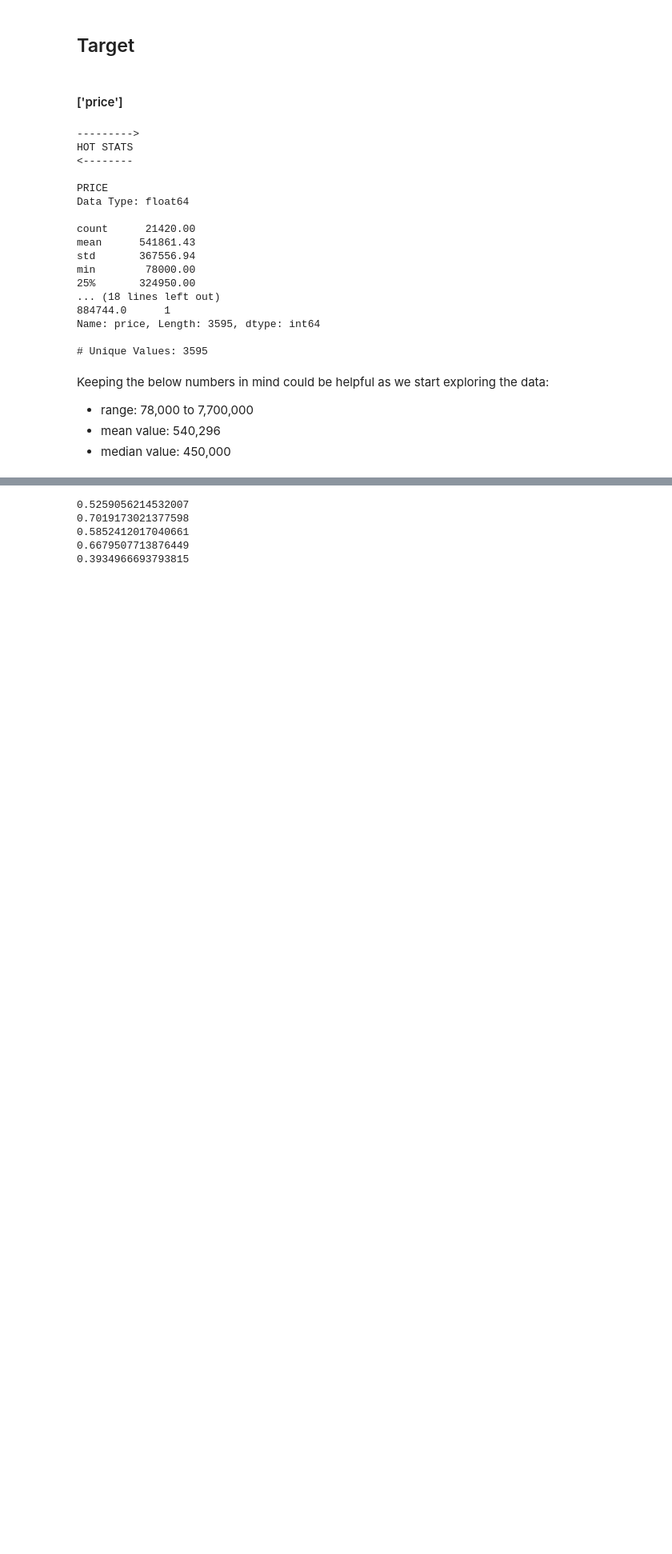
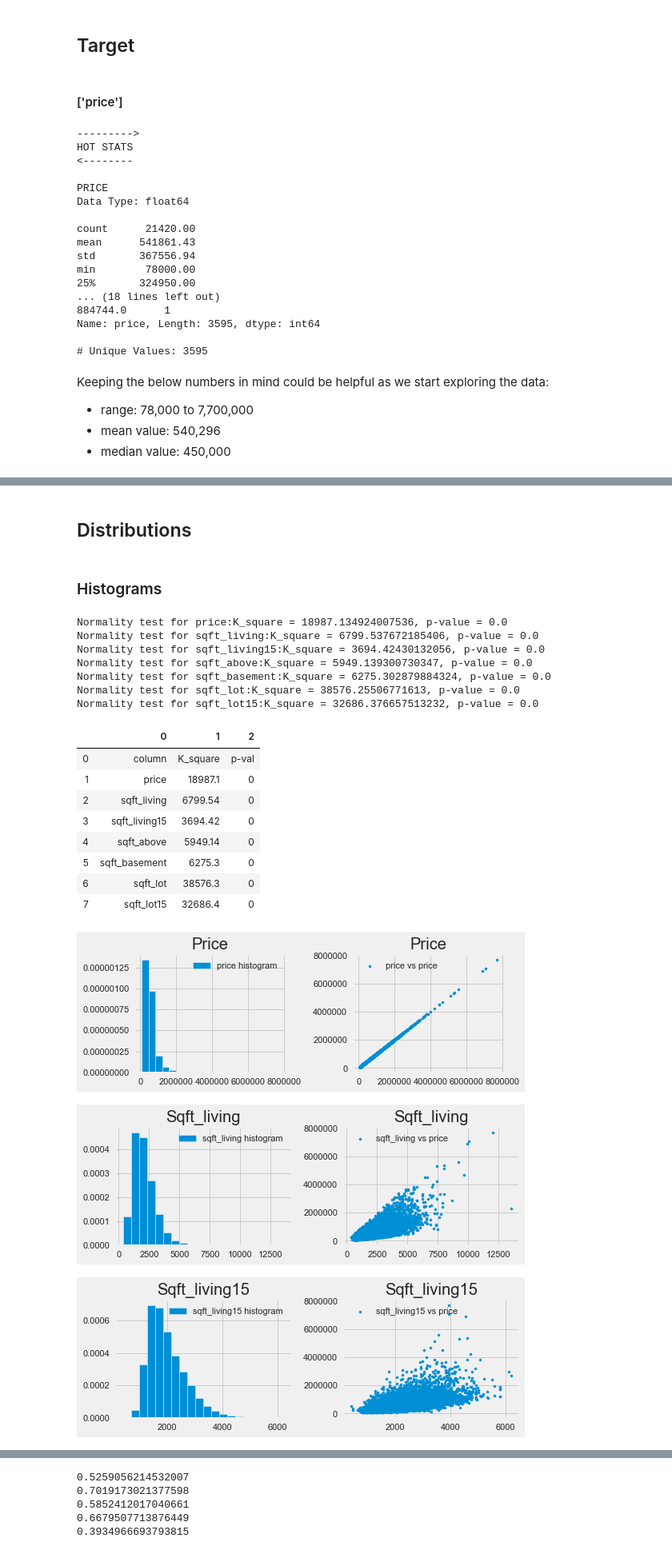
Before and after one commit to alphasentaurii/predicting-home-values-with-multiple-linear-regression, a Jupyter notebook: student.ipynb, the cells around one changed output, grey strips where cells are left out. Shown at 80% size. Saved outputs shown, nothing was run; the diff lists cells and outputs as text; code cells hidden in the pictures; blank space fills up the shorter version.

```diff
--- a/student.ipynb
+++ b/student.ipynb
@@ -1460,0 +1409,4 @@ categories = []
+# %% [markdown]
+## Distributions
+# %% [markdown]
+### Histograms
@@ -1460,0 +1427,52 @@ categories = []
+# %%
+# histogram and scatter (vs price) subplots
+def scatter_hist(data, t, stats=False):
+    plt.style.use('fivethirtyeight')
+
+    results = [['column','K_square','p-val']]
+
+    for column in data:
+
+        fig = plt.figure(figsize=(8,3) )#plt.figaspect(0.5))#(5,4))
+
+        ax1 = fig.add_subplot(121)
+        ax1.hist(data[column], density=True, label = column+' histogram', bins=20)
+        ax1.set_title(column.capitalize())
+
+        ax1.legend()
+
+        ax2 = fig.add_subplot(122)
+        ax2.scatter(x=data[column], y=data[t], label = column+' vs price', marker='.')
+        ax2.set_title(column.capitalize())
+        ax2.legend()
+
+        fig.tight_layout()
+
+        if stats==True:
+            stat, p = normtest(data[column])
+            print(f'Normality test for {column}:K_square = {stat}, p-value = {p}')
+
+            results.append([column, stat, p])
+    return pd.DataFrame(results)
+# %%
+scatter_hist(sqft_df, t='price', stats=True)
+# %% [output]
+Normality test for price:K_square = 18987.134924007536, p-value = 0.0
+Normality test for sqft_living:K_square = 6799.537672185406, p-value = 0.0
+Normality test for sqft_living15:K_square = 3694.42430132056, p-value = 0.0
+Normality test for sqft_above:K_square = 5949.139300730347, p-value = 0.0
+Normality test for sqft_basement:K_square = 6275.302879884324, p-value = 0.0
+Normality test for sqft_lot:K_square = 38576.25506771613, p-value = 0.0
+Normality test for sqft_lot15:K_square = 32686.376657513232, p-value = 0.0
+|  | 0 | 1 | 2 |
+| 0 | column | K_square | p-val |
+| 1 | price | 18987.1 | 0 |
+| 2 | sqft_living | 6799.54 | 0 |
+| 3 | sqft_living15 | 3694.42 | 0 |
+| 4 | sqft_above | 5949.14 | 0 |
+| 5 | sqft_basement | 6275.3 | 0 |
+| 6 | sqft_lot | 38576.3 | 0 |
+| 7 | sqft_lot15 | 32686.4 | 0 |
+[figure, added]
+[figure, added]
+[figure, added]
```
Also changed, not shown: parts of 131 cells of this notebook, 1 other file.
